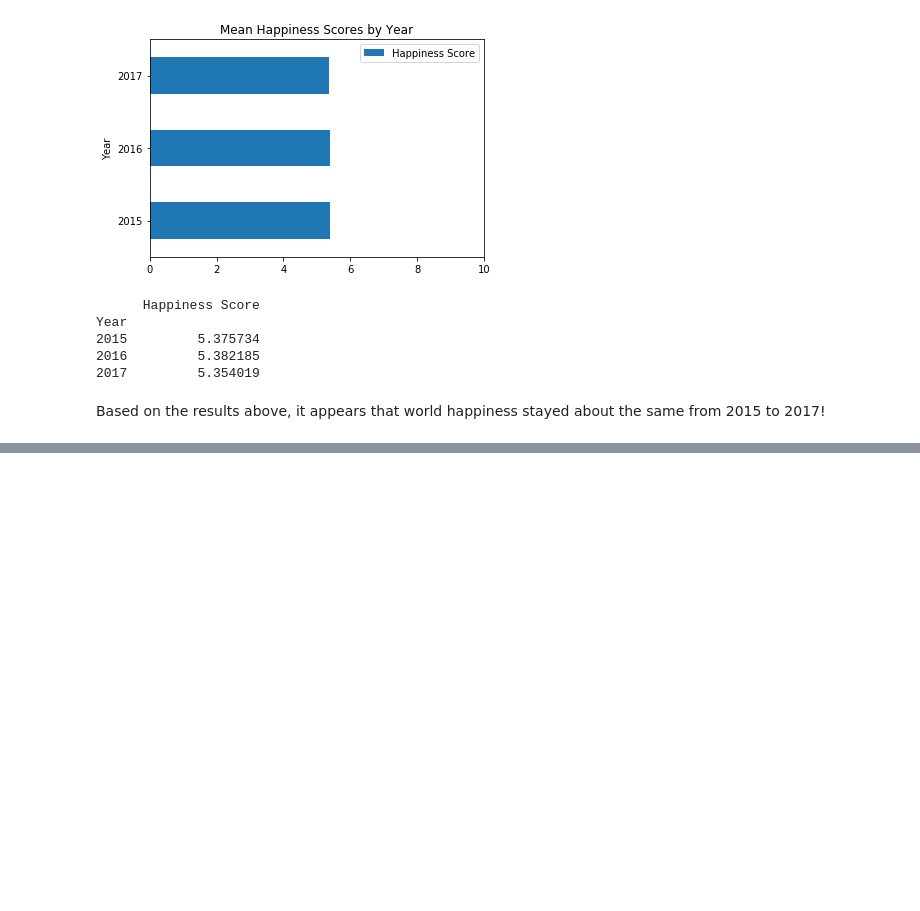
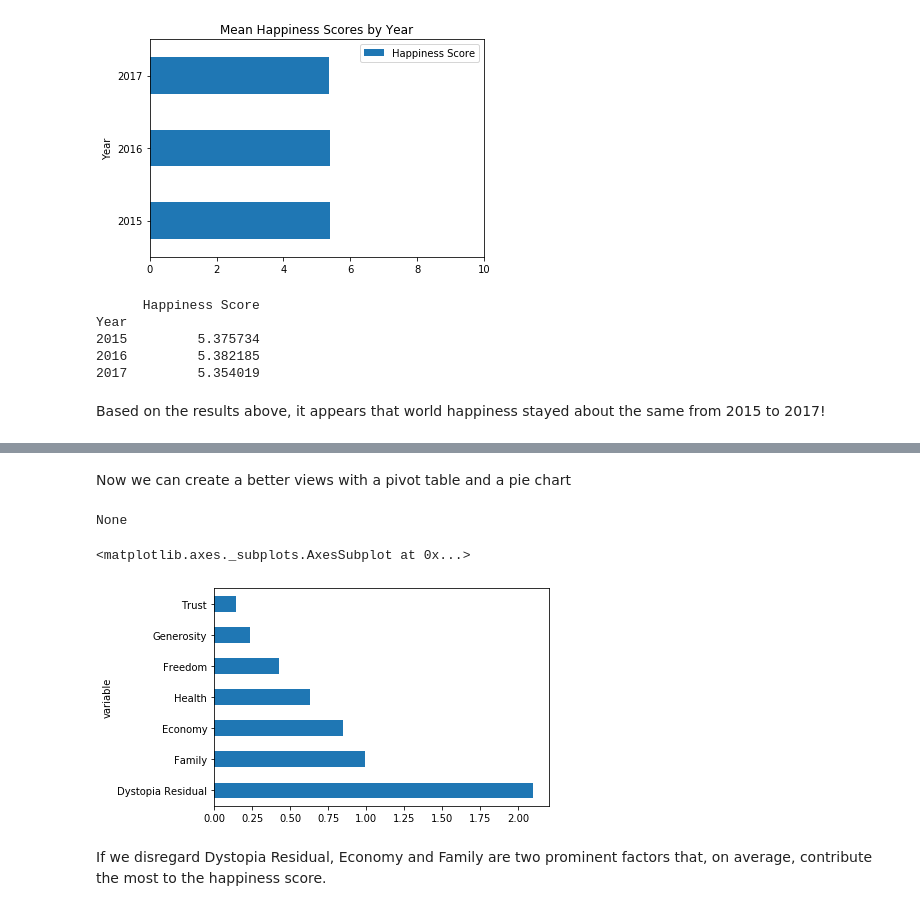
Before and after one commit to srinivasanprashant/World-Happiness-Report, a Jupyter notebook: data-analysis.ipynb, the cells around one changed output, grey strips where cells are left out. Cells and saved outputs as stored; diff of their text form; code cells hidden in the pictures; blank space fills up the shorter version.

Commit message:
Analyze factors that contribute to happiness

```diff
--- a/data-analysis.ipynb
+++ b/data-analysis.ipynb
@@ -115,0 +131,4 @@ Based on the results above, it appears that world happiness stayed about the sam
+# %%
+# Let's start by renaming some of the columns in happiness2015
+mapping = {'Economy (GDP per Capita)': 'Economy', 'Health (Life Expectancy)': 'Health', 'Trust (Government Corruption)': 'Trust' }
+happiness2015 = happiness2015.rename(mapping, axis=1)
@@ -115,0 +147,6 @@ Based on the results above, it appears that world happiness stayed about the sam
+# %%
+# Calculate the sum of the factor columns in each row.
+happiness2015['Factors Sum'] = happiness2015[['Economy', 'Family', 'Health', 'Freedom', 'Trust', 'Generosity', 'Dystopia Residual']].sum(axis=1)
+
+# Display the first five rows of the result and the Happiness Score column.
+happiness2015[['Happiness Score', 'Factors Sum']].head()
@@ -115,0 +241,19 @@ Based on the results above, it appears that world happiness stayed about the sam
+# %% [markdown]
+Now we can create a better views with a pivot table and a pie chart
+# %%
+melt = pd.melt(happiness2015, id_vars = ['Country', 'Region', 'Happiness Rank', 'Happiness Score'], value_vars= ['Economy', 'Family', 'Health', 'Freedom', 'Trust', 'Generosity', 'Dystopia Residual'])
+melt['Percentage'] = round(melt['value']/melt['Happiness Score'] * 100, 2)
+
+# Create a pivot table from the melt dataframe
+pv_melt = melt.pivot_table(index="variable", values="value")
+
+print(pv_melt.sort_values("value", ascending=False, inplace=True))
+
+# Create a pie chart of the results
+pv_melt.plot(kind="barh", y="value", legend=False)
+# %% [output]
+None
+<matplotlib.axes._subplots.AxesSubplot at 0x...>
+[figure, added]
+# %% [markdown]
+If we disregard Dystopia Residual, Economy and Family are two prominent factors that, on average, contribute the most to the happiness score.
```
Also changed, not shown: parts of 12 cells of this notebook.
